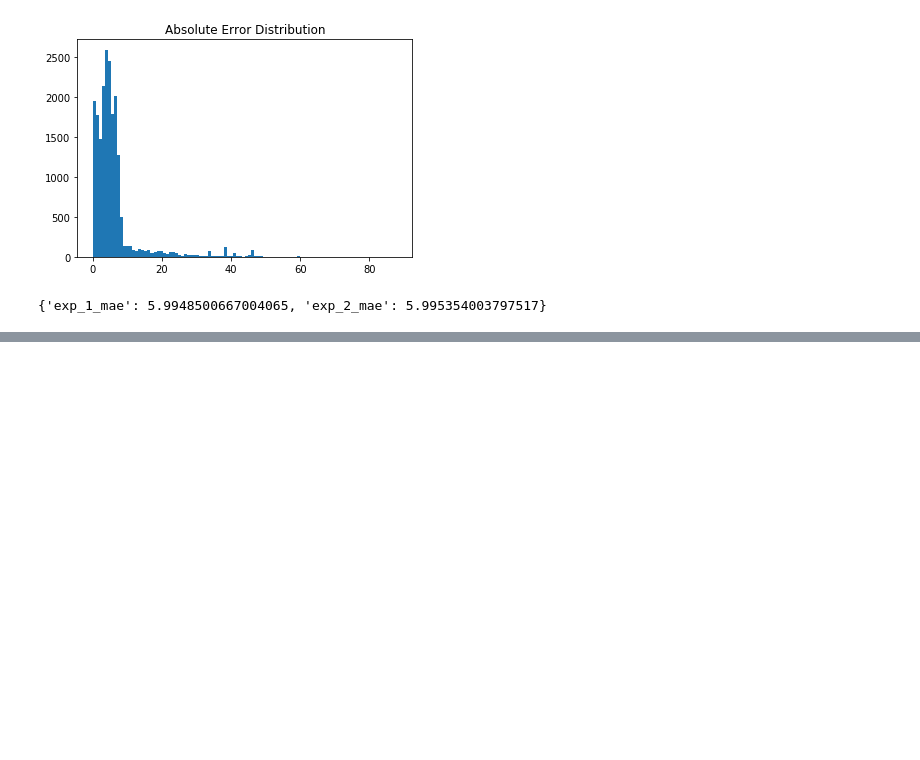
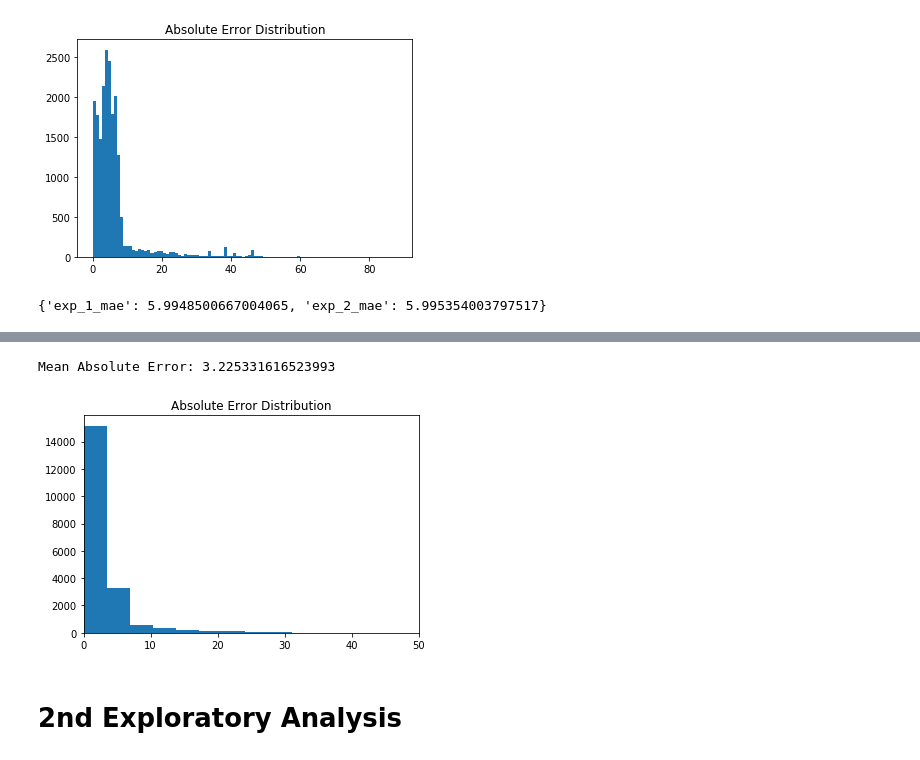
Before and after one commit to caiomiyashiro/geospatial_data_analysis, a Jupyter notebook: AMLD-2020/AMLD_2020.ipynb, the cells around one changed output, grey strips where cells are left out. Saved outputs shown, nothing was run; the diff lists cells and outputs as text; code cells hidden in the pictures; blank space fills up the shorter version.

```diff
--- a/AMLD-2020/AMLD_2020.ipynb
+++ b/AMLD-2020/AMLD_2020.ipynb
@@ -346,10 +336,9 @@ y_test_predicted = model.predict(df_test.drop(TARGET, axis=1))
 # %%
-#####
-mae = mean_absolute_error(df_test[TARGET], y_test_predicted)
-iteration_results['exp_2_mae'] = mae
-print(f'Mean Absolute Error: {mae}')
+mae_2 = mean_absolute_error(df_test_2[TARGET], y_test_pred_2)
+iteration_results['exp_2_mae'] = mae_2
+print(f'Mean Absolute Error: {mae_2}')
 
-print_evaluation(df_test[TARGET], y_test_predicted, return_errors=False)
+print_evaluation(df_test_2[TARGET], y_test_pred_2, return_errors=False)
 # %% [output]
 Mean Absolute Error: 5.995354003797517
 [figure]
@@ -384,6 +373,10 @@ Test: curl "http://localhost:5000/route/v1/driving/13.435441,52.489406;13.063544
 # %%
-lat1, lon1 = 52.489406, 13.435441
-lat2, lon2 = 52.391463, 13.063544
+lat1, lon1 = 40.732605,-73.996070
+lat2, lon2 = 40.761864,-73.980675
 
 osm = OSRMFramework('localhost:5000')
 lat, lon, distance, duration = osm.route(lat1, lon1, lat2, lon2)
+
+t = latlon2linestring(lat, lon)
+
+plot_linestring(t)
@@ -393,0 +385,16 @@ lon
+# %%
+def get_route(osm, lat1, lon1, lat2, lon2):
+    lat, lon, distance, duration = osm.route(lat1, lon1, lat2, lon2)
+    return_col_names = ['route', 'distance_m', 'duration_sec']
+    if(type(lat) == float):
+        return pd.Series([np.nan,np.nan,np.nan], index=return_col_names)
+    else:
+        return pd.Series([latlon2linestring(lat, lon), distance, duration], index=return_col_names)
+
+routes = df_train.head().apply(lambda row: get_route(osm,
+                                            row['pickup_latitude'],
+                                            row['pickup_longitude'],
+                                            row['dropoff_latitude'],
+                                            row['dropoff_longitude']), axis=1)
+routes['route'] = GeoSeries([elem[0] for elem in routes['route']], index=routes.index)
+routes
@@ -393,0 +454,17 @@ lon
+# %%
+model_3 = LinearRegression()
+model_3.fit(df_train_3.drop(TARGET, axis=1), df_train_3[TARGET])
+y_test_pred_3 = model_3.predict(df_test_3.drop(TARGET, axis=1))
+# %%
+#####
+mae_3 = mean_absolute_error(df_test_3[TARGET], y_test_pred_3)
+iteration_results['exp_3_mae'] = mae_3
+print(f'Mean Absolute Error: {mae_3}')
+
+print_evaluation(df_test_3[TARGET], y_test_pred_3, return_errors=False)
+plt.xlim([0, 50]);
+# %% [output]
+Mean Absolute Error: 3.225331616523993
+[figure, added]
+# %% [markdown]
+# 2nd Exploratory Analysis
```
Also changed, not shown: parts of 24 cells of this notebook, 2 other files.
